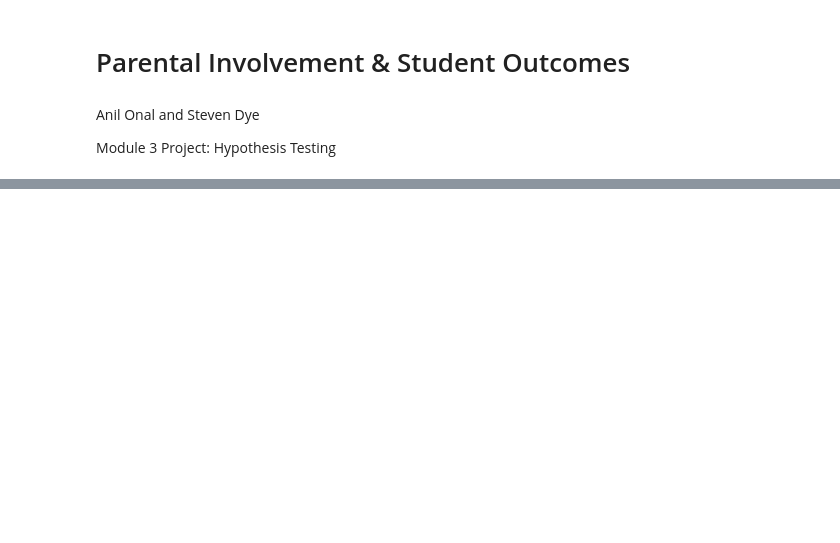
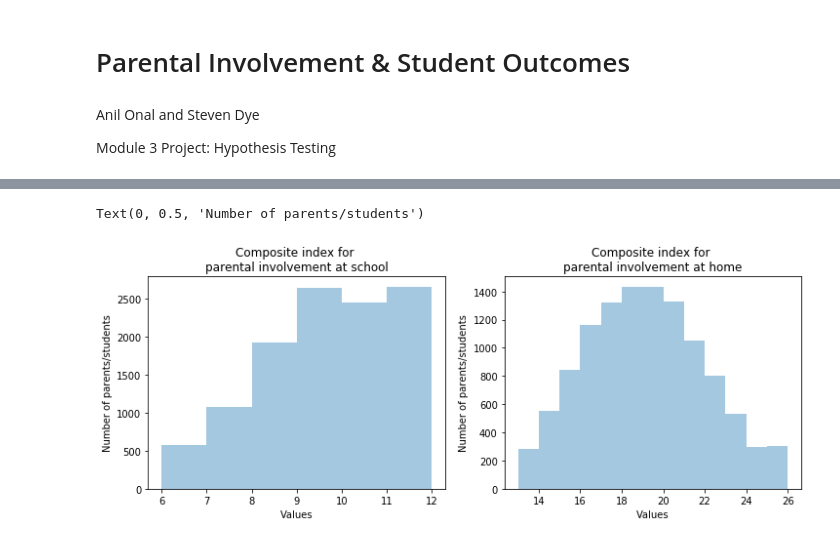
Before and after one commit to StevenDye/Parent-Involvement-in-Education-Hypothesis-Testing, a Jupyter notebook: Master_Notebook.ipynb, the cells around one changed output, grey strips where cells are left out. Cells and saved outputs as stored; diff of their text form; code cells hidden in the pictures; blank space fills up the shorter version.

```diff
--- a/Master_Notebook.ipynb
+++ b/Master_Notebook.ipynb
@@ -35,0 +19,4 @@ This means that high performing students will have a value of 0 in the "student_
+# %%
+%run 'data_prep.py'
+import pandas as pd
+pi_df = pd.read_csv('data/df_pi.csv')
@@ -35,0 +65,16 @@ This means that high performing students will have a value of 0 in the "student_
+# %%
+import seaborn as sns
+import matplotlib.pyplot as plt
+%matplotlib inline
+fig, (ax1, ax2) = plt.subplots(1, 2, figsize = (12, 4))
+sns.distplot(pi_df.pi_pro_schl_feats_comp, bins = 6, kde = False, ax = ax1)
+ax1.set_title('Composite index for \nparental involvement at school')
+ax1.set_xlabel('Values')
+ax1.set_ylabel('Number of parents/students')
+sns.distplot(pi_df.pi_pro_hm_feats_comp, bins = 13, kde = False, ax = ax2)
+ax2.set_title('Composite index for \nparental involvement at home')
+ax2.set_xlabel('Values')
+ax2.set_ylabel('Number of parents/students')
+# %% [output]
+Text(0, 0.5, 'Number of parents/students')
+[figure, added]
```
Also changed, not shown: parts of 28 cells of this notebook, 1 other file.
